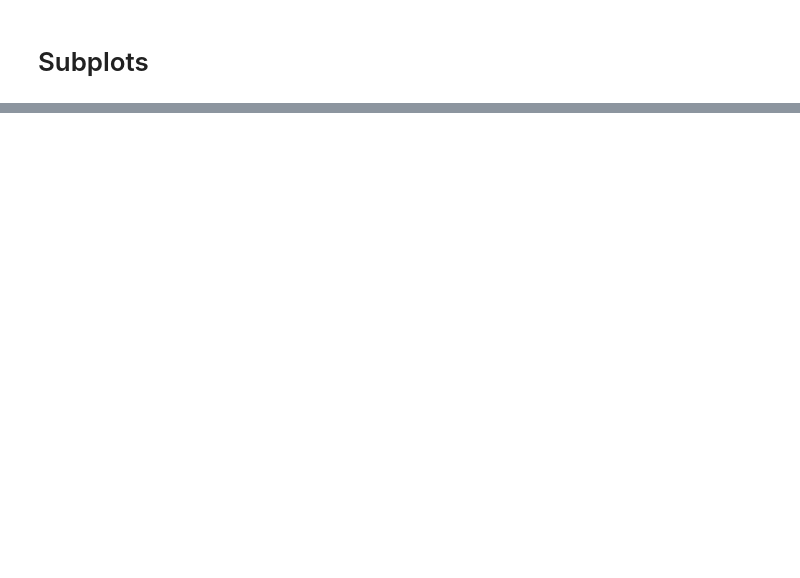
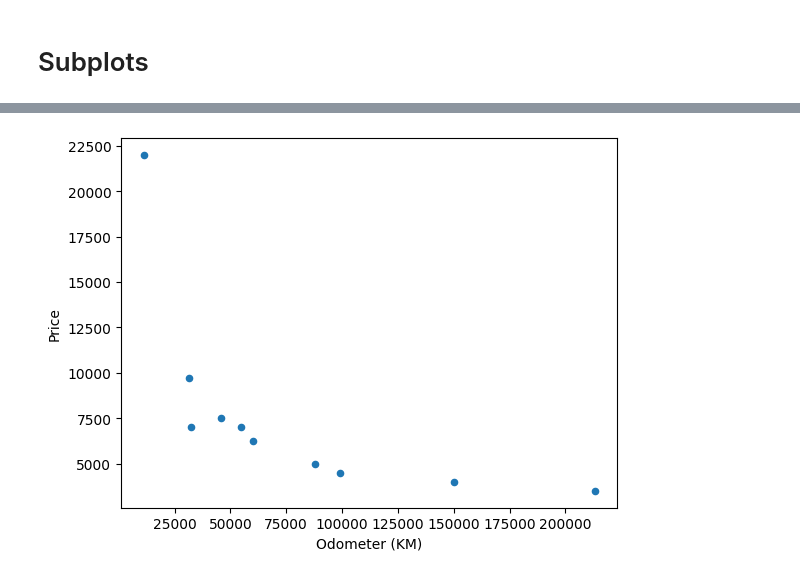
Before and after one commit to aman-mishra-02/Machine-Learning, a Jupyter notebook: Matplotlib/Matplotlip.ipynb, the cells around one changed output, grey strips where cells are left out. Cells and saved outputs as stored; diff of their text form; code cells hidden in the pictures; blank space fills up the shorter version.

```diff
--- a/Matplotlib/Matplotlip.ipynb
+++ b/Matplotlib/Matplotlip.ipynb
@@ -87,0 +157,5 @@ ax[1,1].hist(np.random.random(1000));
+# %%
+car['Price'] = car['Price'].astype(int)
+car.plot(x='Odometer (KM)', y='Price', kind='scatter');
+# %% [output]
+[figure, added]
```
Also changed, not shown: parts of 21 cells of this notebook, 2 other files.
